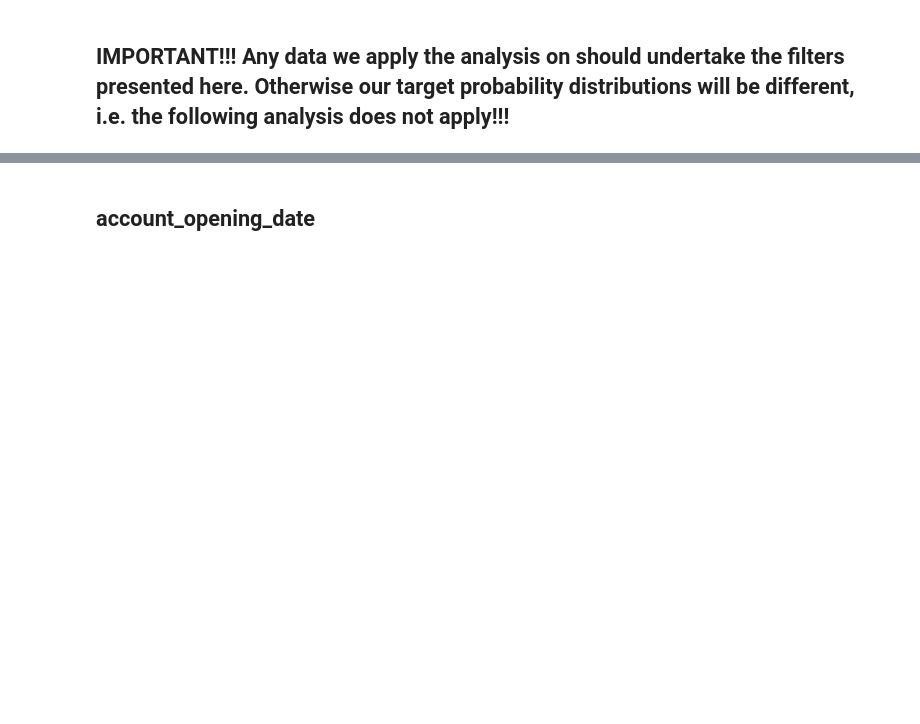
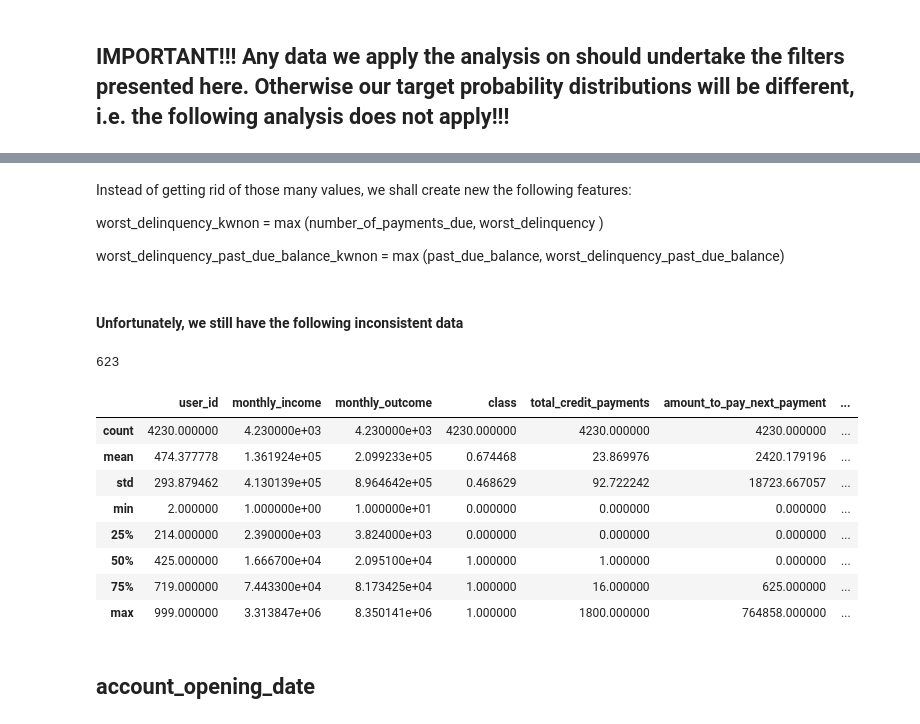
Before and after one commit to reneang17/fintech-demo, a Jupyter notebook: data_understanding.ipynb, the cells around one changed output, grey strips where cells are left out. Saved outputs shown, nothing was run; the diff lists cells and outputs as text; code cells hidden in the pictures; blank space fills up the shorter version.

```diff
--- a/data_understanding.ipynb
+++ b/data_understanding.ipynb
@@ -190,0 +213,6 @@ def fill_worst_delinquency_nan(columns):
+# %% [markdown]
+Instead of getting rid of those many values, we shall create new the following features:
+
+worst_delinquency_kwnon = max (number_of_payments_due, worst_delinquency )
+
+worst_delinquency_past_due_balance_kwnon = max (past_due_balance, worst_delinquency_past_due_balance)
@@ -190,0 +223,10 @@ def fill_worst_delinquency_nan(columns):
+# %% [markdown]
+#### Unfortunately, we still have the following inconsistent data
+# %%
+due_inconsistencies_f1 = set(df[(df['worst_delinquency_estimated'] == 0)  & (df['worst_delinquency_past_due_estimated'] != 0) ]['user_id'])
+
+due_inconsistencies_f2 = set(df[(df['worst_delinquency_estimated'] != 0)  & (df['worst_delinquency_past_due_estimated'] == 0) ]['user_id'])
+
+len(due_inconsistencies_f1 | due_inconsistencies_f2)
+# %% [output]
+623
@@ -191,3 +237,15 @@ def fill_worst_delinquency_nan(columns):
+# %%
+df_temp.describe()
+# %% [output]
+|  | user_id | monthly_income | monthly_outcome | class | total_credit_payments | amount_to_pay_next_payment | ... |
+| count | 4230.000000 | 4.230000e+03 | 4.230000e+03 | 4230.000000 | 4230.000000 | 4230.000000 | ... |
+| mean | 474.377778 | 1.361924e+05 | 2.099233e+05 | 0.674468 | 23.869976 | 2420.179196 | ... |
+| std | 293.879462 | 4.130139e+05 | 8.964642e+05 | 0.468629 | 92.722242 | 18723.667057 | ... |
+| min | 2.000000 | 1.000000e+00 | 1.000000e+01 | 0.000000 | 0.000000 | 0.000000 | ... |
+| 25% | 214.000000 | 2.390000e+03 | 3.824000e+03 | 0.000000 | 0.000000 | 0.000000 | ... |
+| 50% | 425.000000 | 1.666700e+04 | 2.095100e+04 | 1.000000 | 1.000000 | 0.000000 | ... |
+| 75% | 719.000000 | 7.443300e+04 | 8.173425e+04 | 1.000000 | 16.000000 | 625.000000 | ... |
+| max | 999.000000 | 3.313847e+06 | 8.350141e+06 | 1.000000 | 1800.000000 | 764858.000000 | ... |
 # %%
 df['worst_delinquency']=df[['worst_delinquency','worst_delinquency_past_due_balance']].apply(fill_worst_delinquency_nan,axis=1)
 assert df['worst_delinquency'].isnull().sum()==0
```
Also changed, not shown: parts of 36 cells of this notebook.
